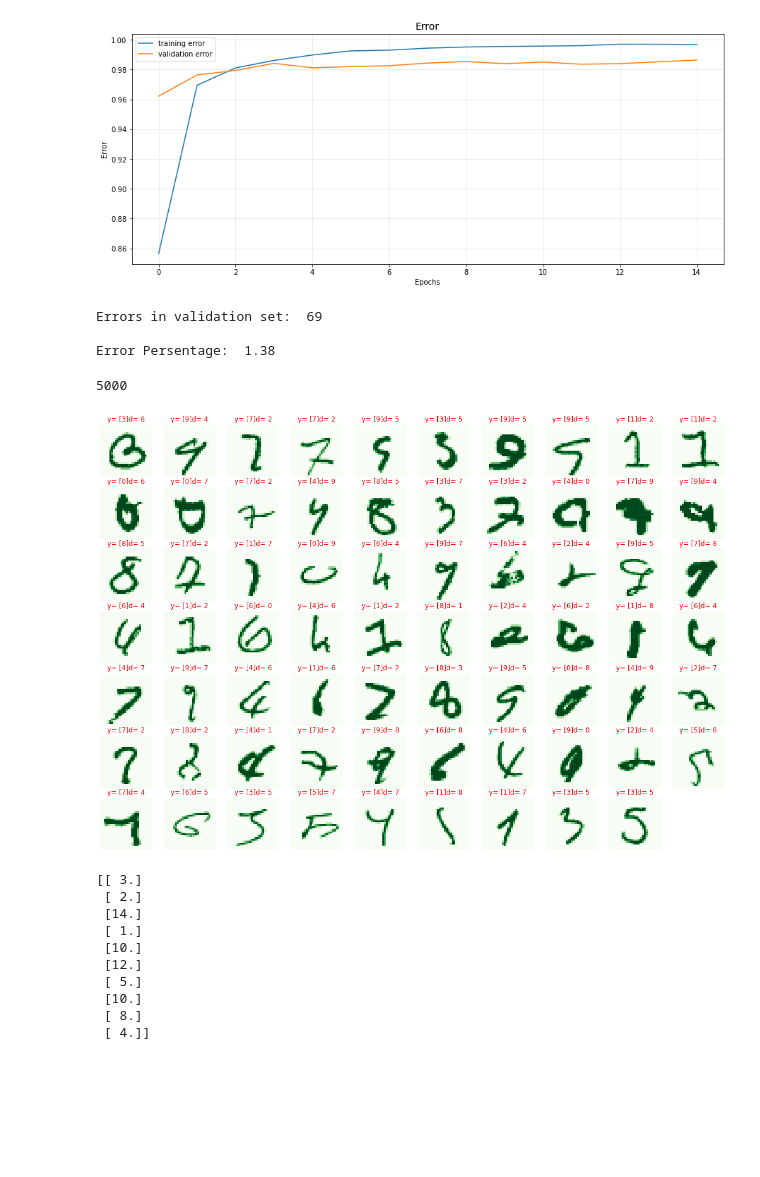
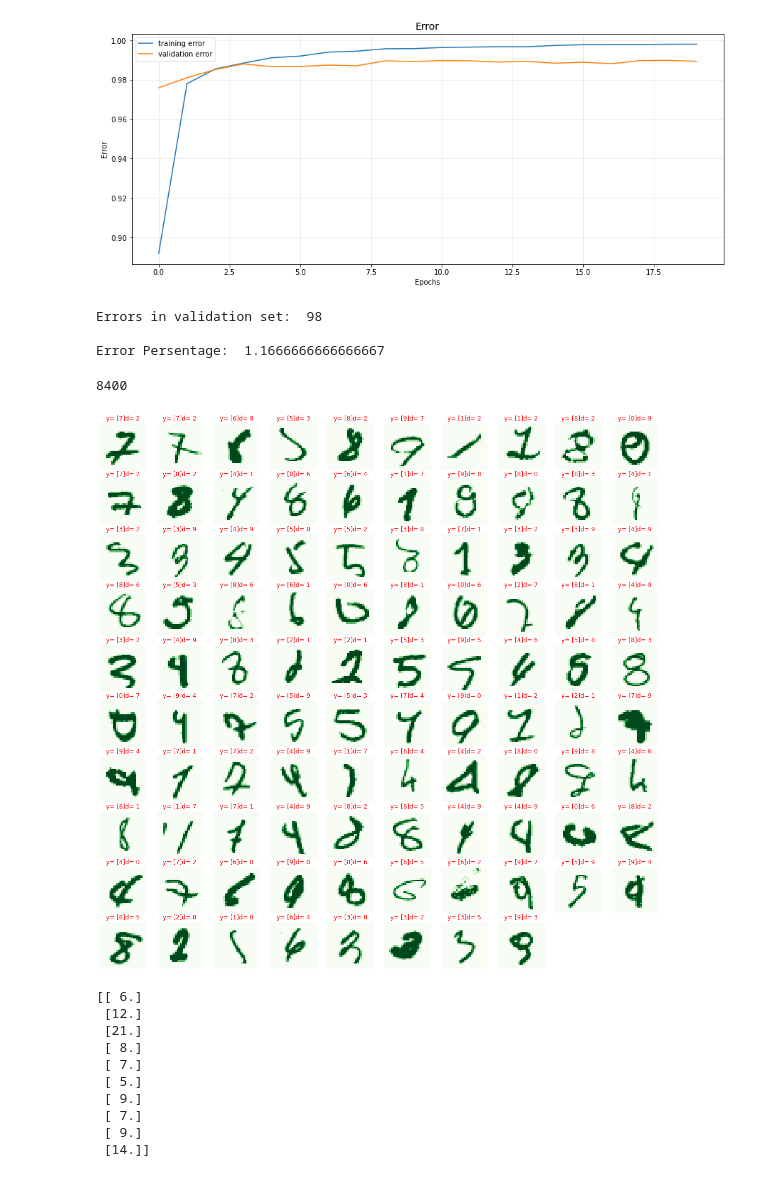
Before and after one commit to bakana808/ee445-final, a Jupyter notebook: MNIST.ipynb, the cells around one changed output. Drawn from its saved outputs; the diff is of its cells as text; code cells hidden in the pictures; blank space fills up the shorter version.

Commit message:
CNN 1.67% error

```diff
--- a/MNIST.ipynb
+++ b/MNIST.ipynb
@@ -18,7 +18,7 @@ import pickle
 # %%
 np.random.seed(1)
 df_train = pd.read_csv("train.csv") #load training data
-df_train = df_train[0:25000]
+#df_train = df_train[0:25000]
 df_train = df_train.iloc[np.random.permutation(len(df_train))] #randomize data
 # %%
 df_train.head(5)
@@ -116,9 +116,9 @@ plt.savefig("digit_visual.png")
 model = models.Sequential() #stack of layers
 # %%
 # convolutional block 1
-model.add(Conv2D(64,3,padding = "same",input_shape = (28,28,1))) #2D convolutional layer
+model.add(Conv2D(32,3,padding = "same",input_shape = (28,28,1))) #2D convolutional layer
 model.add(LeakyReLU()) #leakyReLU activation layer
-model.add(Conv2D(64,3, padding = "same")) #2D convolutional layer
+model.add(Conv2D(32,3, padding = "same")) #2D convolutional layer
 model.add(LeakyReLU()) #leakyReLU activation layer
 model.add(MaxPool2D(pool_size = (2,2))) #reduce size of image
 model.add(Dropout(0.25)) #drop activation notes(regularization)
@@ -163,7 +163,7 @@ Non-trainable params: 0
 _________________________________________________________________
 # %%
 #build/train model
-epochs = 15 #epochs take long
+epochs = 20 #epochs take long
 batch_size = 200
 history_1 = model.fit(train_x, train_y, batch_size = batch_size, epochs = epochs,
                       validation_data = (val_x,val_y))
@@ -201,7 +201,7 @@ plt.legend()
 plt.savefig('Error_graph.png')
 plt.show()
 # %% [output]
-[figure, old version]
+[figure, new version]
 # %%
 #validation error
 val_d = np.argmax(model.predict(val_x),axis = 1)
@@ -215,31 +215,31 @@ for i in range(val_x.shape[0]):
 print("Errors in validation set: ", error)
 print("\nError Persentage: " , (error*100)/val_d.shape[0])
 # %% [output]
-Errors in validation set:  69
+Errors in validation set:  98
 
-Error Persentage:  1.38
+Error Persentage:  1.1666666666666667
 # %%
 val_d.shape[0]
 # %% [output]
-5000
+8400
 # %%
 #misclassified data
-rows = 8
+rows = 10
 cols = 10
 
 f = plt.figure(figsize = (2*cols,2*rows))
 subplot = 1
 for i in range(val_x.shape[0]):
     if val_y[i] != val_d[i]:
         f.add_subplot(rows,cols,subplot)
         subplot +=1
         plt.imshow(val_x[i].reshape([28,28]),cmap = 'Greens')
         plt.axis("off")
         plt.title("y= " + str(val_y[i]) + "d= " + str(val_d[i]), color = "Red")
 plt.savefig("misclassified_data.png")
 plt.show()
 # %% [output]
-[figure, old version]
+[figure, new version]
 # %%
 num = np.arange(10)
 error_num = np.zeros((10,1))
@@ -252,13 +252,13 @@ for i in range(val_x.shape[0]):
 
 print(error_num) #number of misclassified data for each classifier
 # %% [output]
-[[ 3.]
- [ 2.]
- [14.]
- [ 1.]
- [10.]
+[[ 6.]
  [12.]
+ [21.]
+ [ 8.]
+ [ 7.]
  [ 5.]
- [10.]
- [ 8.]
- [ 4.]]
+ [ 9.]
+ [ 7.]
+ [ 9.]
+ [14.]]
```
Also changed, not shown: parts of 9 cells of this notebook.
